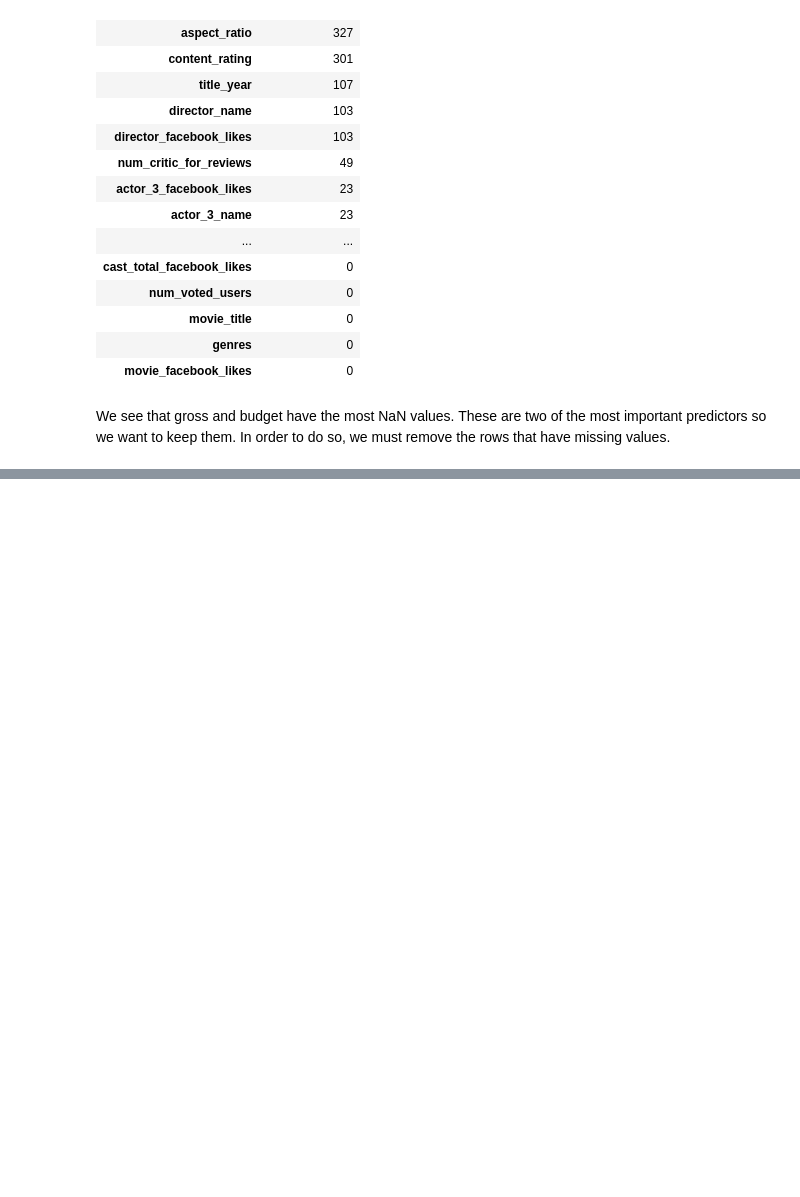
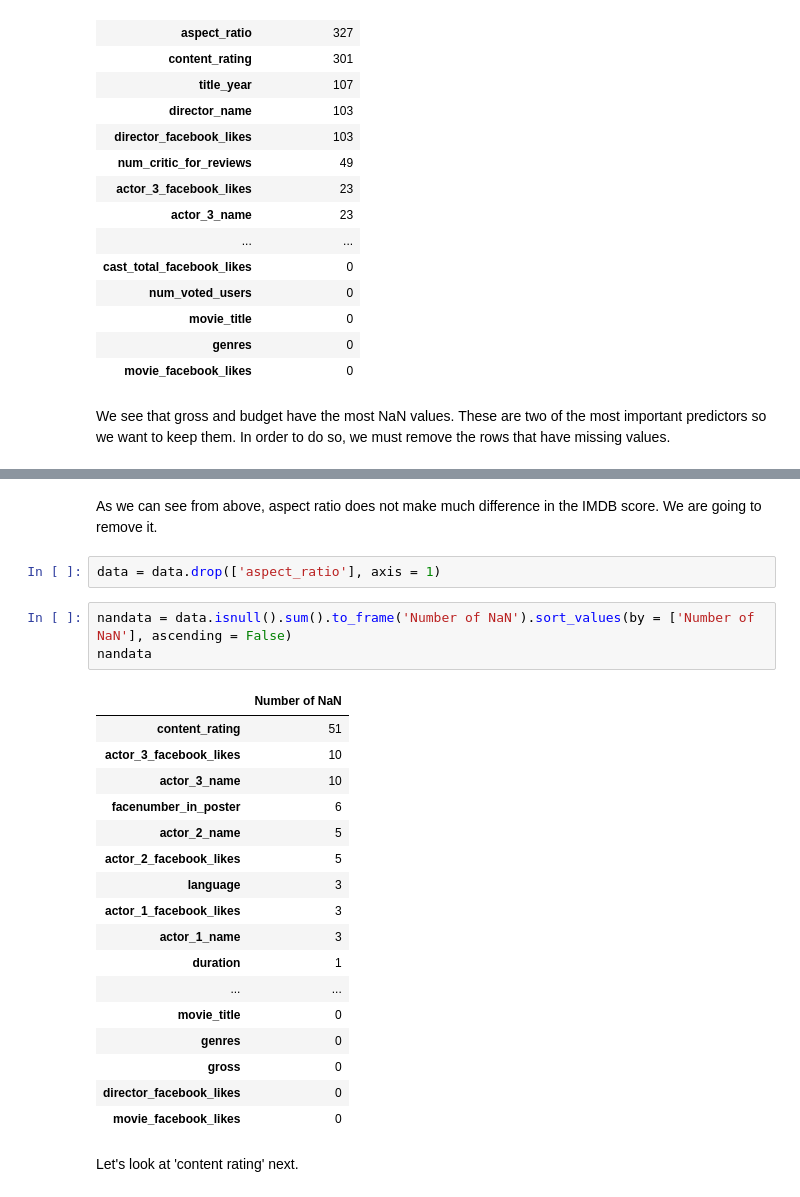
Before and after one commit to wchung42/ml-final-project, a Jupyter notebook: ml_final_project_imdb_movies.ipynb, the cells around one changed output, grey strips where cells are left out. Drawn from its saved outputs; the diff is of its cells as text; blank space fills up the shorter version.

```diff
--- a/ml_final_project_imdb_movies.ipynb
+++ b/ml_final_project_imdb_movies.ipynb
@@ -207,0 +277,27 @@ We see that gross and budget have the most NaN values. These are two of the most
+# %% [markdown]
+As we can see from above, aspect ratio does not make much difference in the IMDB score. We are going to remove it.
+# %%
+data = data.drop(['aspect_ratio'], axis = 1)
+# %%
+nandata = data.isnull().sum().to_frame('Number of NaN').sort_values(by = ['Number of NaN'], ascending = False)
+nandata
+# %% [output]
+|  | Number of NaN |
+| content_rating | 51 |
+| actor_3_facebook_likes | 10 |
+| actor_3_name | 10 |
+| facenumber_in_poster | 6 |
+| actor_2_name | 5 |
+| actor_2_facebook_likes | 5 |
+| language | 3 |
+| actor_1_facebook_likes | 3 |
+| actor_1_name | 3 |
+| duration | 1 |
+| ... | ... |
+| movie_title | 0 |
+| genres | 0 |
+| gross | 0 |
+| director_facebook_likes | 0 |
+| movie_facebook_likes | 0 |
+# %% [markdown]
+Let's look at 'content rating' next.
```
Also changed, not shown: parts of 17 cells of this notebook.
